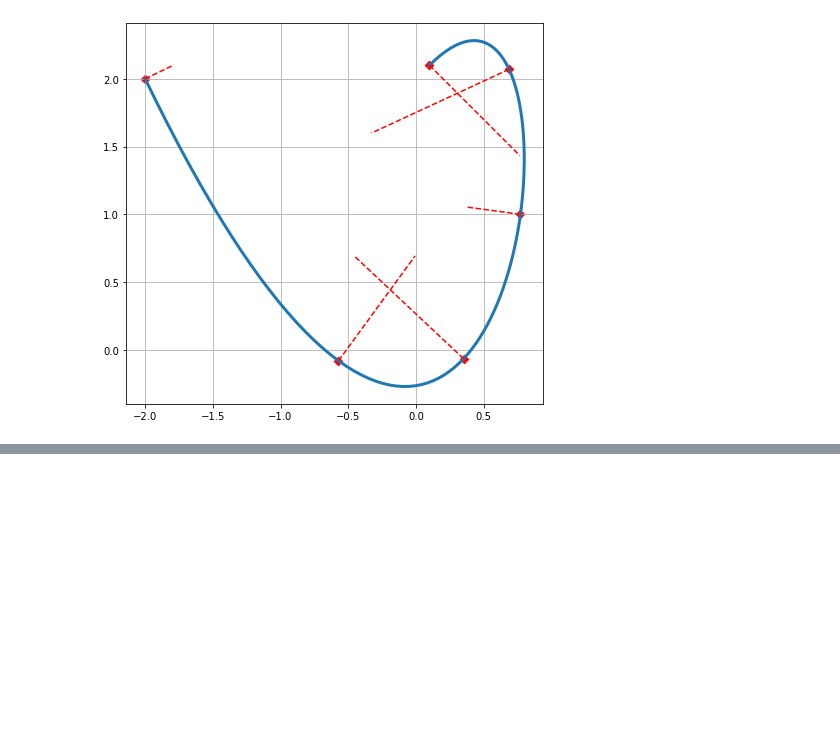
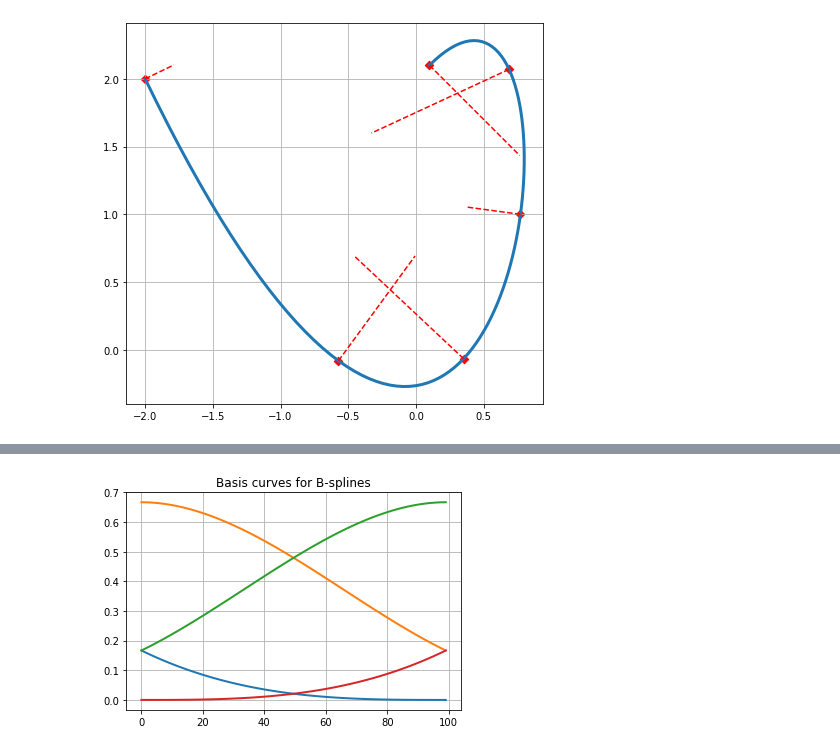
Before and after one commit to vinsis/computer-graphics, a Jupyter notebook: notebooks/3. Curve properties.ipynb, the cells around one changed output, grey strips where cells are left out. Saved outputs shown, nothing was run; the diff lists cells and outputs as text; code cells hidden in the pictures; blank space fills up the shorter version.

```diff
--- a/notebooks/3. Curve properties.ipynb
+++ b/notebooks/3. Curve properties.ipynb
@@ -205,0 +257,5 @@ for t in sparse_times:
+# %%
+import numpy as np
+
+B_bezier = np.array([[1,-3,3,1], [0,3,-6,3], [0,0,3,-3], [0,0,0,1]], dtype=np.float32)
+B_bspline = 1/6 * np.array([[1,-3,3,-1], [4,0,-6,3], [1,3,3,-3], [0,0,0,1]], dtype=np.float32)
@@ -205,0 +268,6 @@ for t in sparse_times:
+# %%
+plt.title('Basis curves for B-splines')
+plt.grid()
+_ = plt.plot((B_bspline @ times).T, lw=2)
+# %% [output]
+[figure, added]
```
Also changed, not shown: parts of 14 cells of this notebook, 1 other file.
